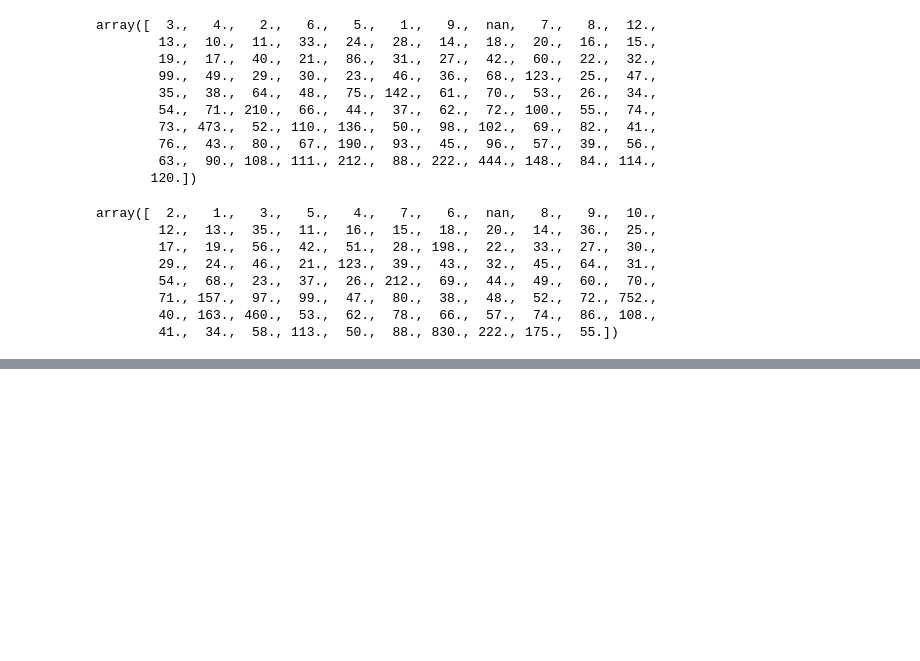
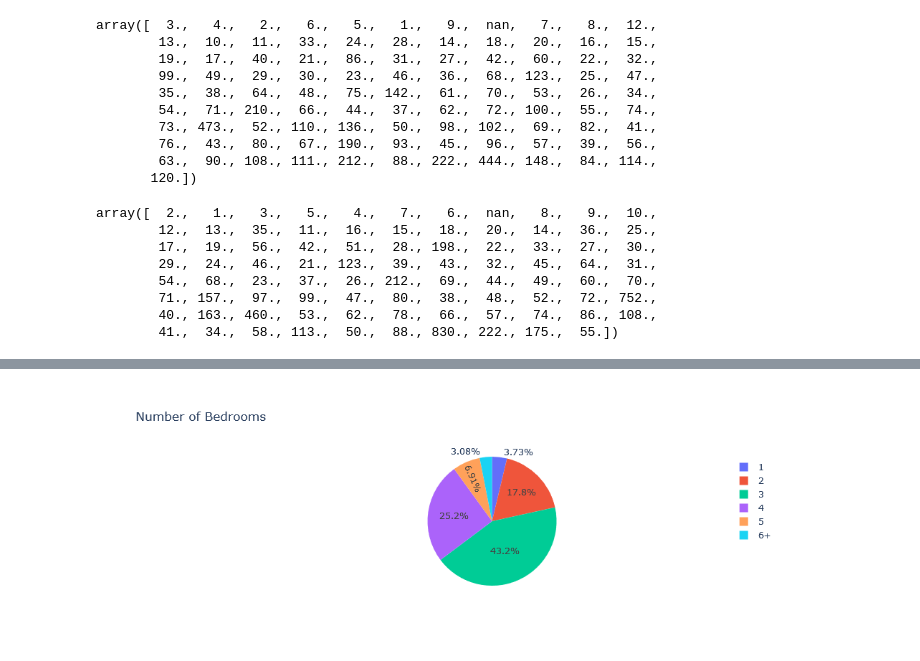
Before and after one commit to R3NZ3L/DATA103_FinalProject, a Jupyter notebook: FinalProject.ipynb, the cells around one changed output, grey strips where cells are left out. Drawn from its saved outputs; the diff is of its cells as text; code cells hidden in the pictures; blank space fills up the shorter version.

```diff
--- a/FinalProject.ipynb
+++ b/FinalProject.ipynb
@@ -182,0 +187,5 @@ Some listings have their number of rooms going at the hundreds. We can trim thes
+# %%
+bed_df = pd.DataFrame(df["bed"].value_counts()).reset_index()
+bed_df["bed"] = bed_df["bed"].astype(int).astype(str)
+bed_df = pd.concat([bed_df[0:5], pd.DataFrame([["6+", bed_df[5:].sum()["count"]]], columns=["bed", "count"])], axis=0)
+bed_df
@@ -182,0 +200,19 @@ Some listings have their number of rooms going at the hundreds. We can trim thes
+# %%
+import plotly.express as px
+
+fig = px.pie(
+    bed_df,
+    values='count',
+    names='bed',
+    title='Number of Bedrooms',
+    category_orders={
+        "bed": ["1", "2", "3", "4", "5", "6+"]
+    },
+    labels={
+        "bed": "# of Bedrooms"
+    }
+)
+
+fig.show()
+# %% [output]
+[figure, added]
```
Also changed, not shown: parts of 14 cells of this notebook, 1 other file.
